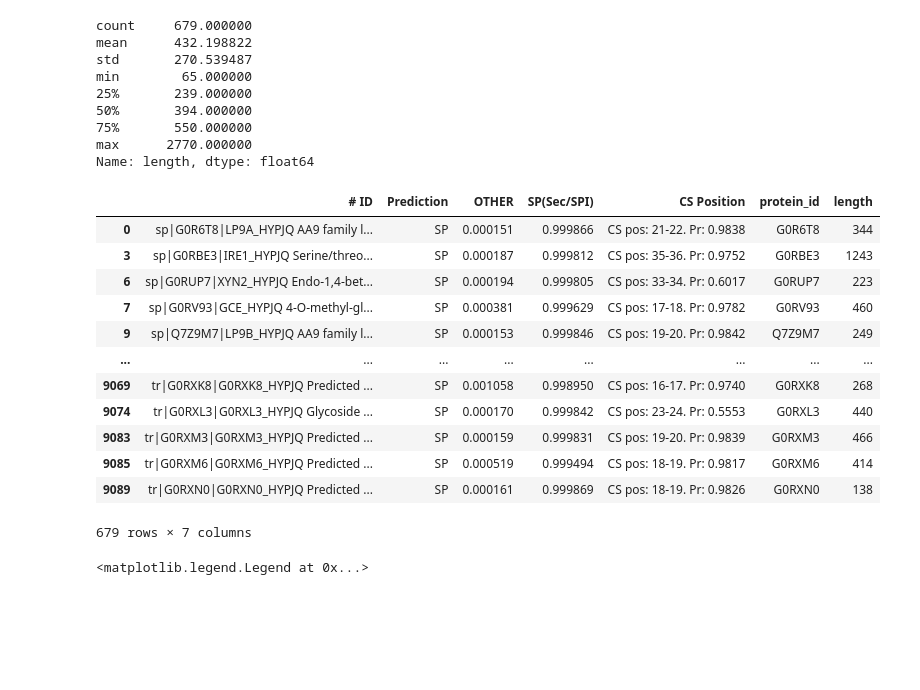
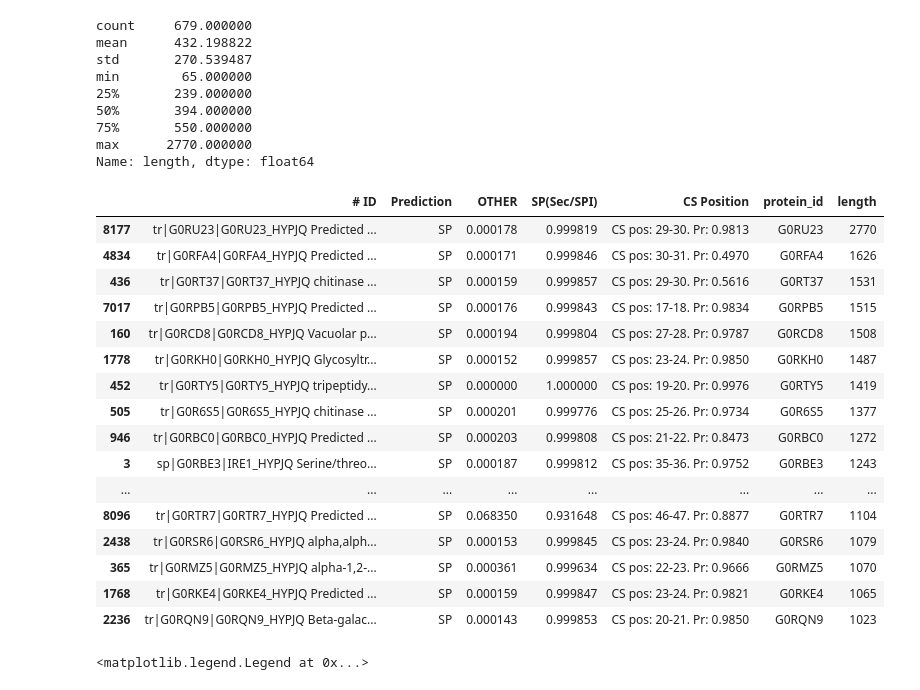
Before and after one commit to Teaholicus/enzyme-genome-mining-course, a Jupyter notebook: notebooks/Module2_Secretome.ipynb, the cells around one changed output. Saved outputs shown, nothing was run; the diff lists cells and outputs as text; code cells hidden in the pictures; blank space fills up the shorter version.

```diff
--- a/notebooks/Module2_Secretome.ipynb
+++ b/notebooks/Module2_Secretome.ipynb
@@ -138,21 +138,25 @@ min        65.000000
 max      2770.000000
 Name: length, dtype: float64
 # %%
-secreted
+secreted.sort_values('length', ascending = False).head(20)
 # %% [output]
 |  | # ID | Prediction | OTHER | SP(Sec/SPI) | CS Position | protein_id | length |
-| 0 | sp|G0R6T8|LP9A_HYPJQ AA9 family l... | SP | 0.000151 | 0.999866 | CS pos: 21-22. Pr: 0.9838 | G0R6T8 | 344 |
+| 8177 | tr|G0RU23|G0RU23_HYPJQ Predicted ... | SP | 0.000178 | 0.999819 | CS pos: 29-30. Pr: 0.9813 | G0RU23 | 2770 |
+| 4834 | tr|G0RFA4|G0RFA4_HYPJQ Predicted ... | SP | 0.000171 | 0.999846 | CS pos: 30-31. Pr: 0.4970 | G0RFA4 | 1626 |
+| 436 | tr|G0RT37|G0RT37_HYPJQ chitinase ... | SP | 0.000159 | 0.999857 | CS pos: 29-30. Pr: 0.5616 | G0RT37 | 1531 |
+| 7017 | tr|G0RPB5|G0RPB5_HYPJQ Predicted ... | SP | 0.000176 | 0.999843 | CS pos: 17-18. Pr: 0.9834 | G0RPB5 | 1515 |
+| 160 | tr|G0RCD8|G0RCD8_HYPJQ Vacuolar p... | SP | 0.000194 | 0.999804 | CS pos: 27-28. Pr: 0.9787 | G0RCD8 | 1508 |
+| 1778 | tr|G0RKH0|G0RKH0_HYPJQ Glycosyltr... | SP | 0.000152 | 0.999857 | CS pos: 23-24. Pr: 0.9850 | G0RKH0 | 1487 |
+| 452 | tr|G0RTY5|G0RTY5_HYPJQ tripeptidy... | SP | 0.000000 | 1.000000 | CS pos: 19-20. Pr: 0.9976 | G0RTY5 | 1419 |
+| 505 | tr|G0R6S5|G0R6S5_HYPJQ chitinase ... | SP | 0.000201 | 0.999776 | CS pos: 25-26. Pr: 0.9734 | G0R6S5 | 1377 |
+| 946 | tr|G0RBC0|G0RBC0_HYPJQ Predicted ... | SP | 0.000203 | 0.999808 | CS pos: 21-22. Pr: 0.8473 | G0RBC0 | 1272 |
 | 3 | sp|G0RBE3|IRE1_HYPJQ Serine/threo... | SP | 0.000187 | 0.999812 | CS pos: 35-36. Pr: 0.9752 | G0RBE3 | 1243 |
-| 6 | sp|G0RUP7|XYN2_HYPJQ Endo-1,4-bet... | SP | 0.000194 | 0.999805 | CS pos: 33-34. Pr: 0.6017 | G0RUP7 | 223 |
-| 7 | sp|G0RV93|GCE_HYPJQ 4-O-methyl-gl... | SP | 0.000381 | 0.999629 | CS pos: 17-18. Pr: 0.9782 | G0RV93 | 460 |
-| 9 | sp|Q7Z9M7|LP9B_HYPJQ AA9 family l... | SP | 0.000153 | 0.999846 | CS pos: 19-20. Pr: 0.9842 | Q7Z9M7 | 249 |
 | ... | ... | ... | ... | ... | ... | ... | ... |
-| 9069 | tr|G0RXK8|G0RXK8_HYPJQ Predicted ... | SP | 0.001058 | 0.998950 | CS pos: 16-17. Pr: 0.9740 | G0RXK8 | 268 |
-| 9074 | tr|G0RXL3|G0RXL3_HYPJQ Glycoside ... | SP | 0.000170 | 0.999842 | CS pos: 23-24. Pr: 0.5553 | G0RXL3 | 440 |
-| 9083 | tr|G0RXM3|G0RXM3_HYPJQ Predicted ... | SP | 0.000159 | 0.999831 | CS pos: 19-20. Pr: 0.9839 | G0RXM3 | 466 |
-| 9085 | tr|G0RXM6|G0RXM6_HYPJQ Predicted ... | SP | 0.000519 | 0.999494 | CS pos: 18-19. Pr: 0.9817 | G0RXM6 | 414 |
-| 9089 | tr|G0RXN0|G0RXN0_HYPJQ Predicted ... | SP | 0.000161 | 0.999869 | CS pos: 18-19. Pr: 0.9826 | G0RXN0 | 138 |
+| 8096 | tr|G0RTR7|G0RTR7_HYPJQ Predicted ... | SP | 0.068350 | 0.931648 | CS pos: 46-47. Pr: 0.8877 | G0RTR7 | 1104 |
+| 2438 | tr|G0RSR6|G0RSR6_HYPJQ alpha,alph... | SP | 0.000153 | 0.999845 | CS pos: 23-24. Pr: 0.9840 | G0RSR6 | 1079 |
+| 365 | tr|G0RMZ5|G0RMZ5_HYPJQ alpha-1,2-... | SP | 0.000361 | 0.999634 | CS pos: 22-23. Pr: 0.9666 | G0RMZ5 | 1070 |
+| 1768 | tr|G0RKE4|G0RKE4_HYPJQ Predicted ... | SP | 0.000159 | 0.999847 | CS pos: 23-24. Pr: 0.9821 | G0RKE4 | 1065 |
+| 2236 | tr|G0RQN9|G0RQN9_HYPJQ Beta-galac... | SP | 0.000143 | 0.999853 | CS pos: 20-21. Pr: 0.9850 | G0RQN9 | 1023 |
-679 rows × 7 columns
 # %%
 import matplotlib.pyplot as plt
 import seaborn as sns
```
Also changed, not shown: 11 other files.
